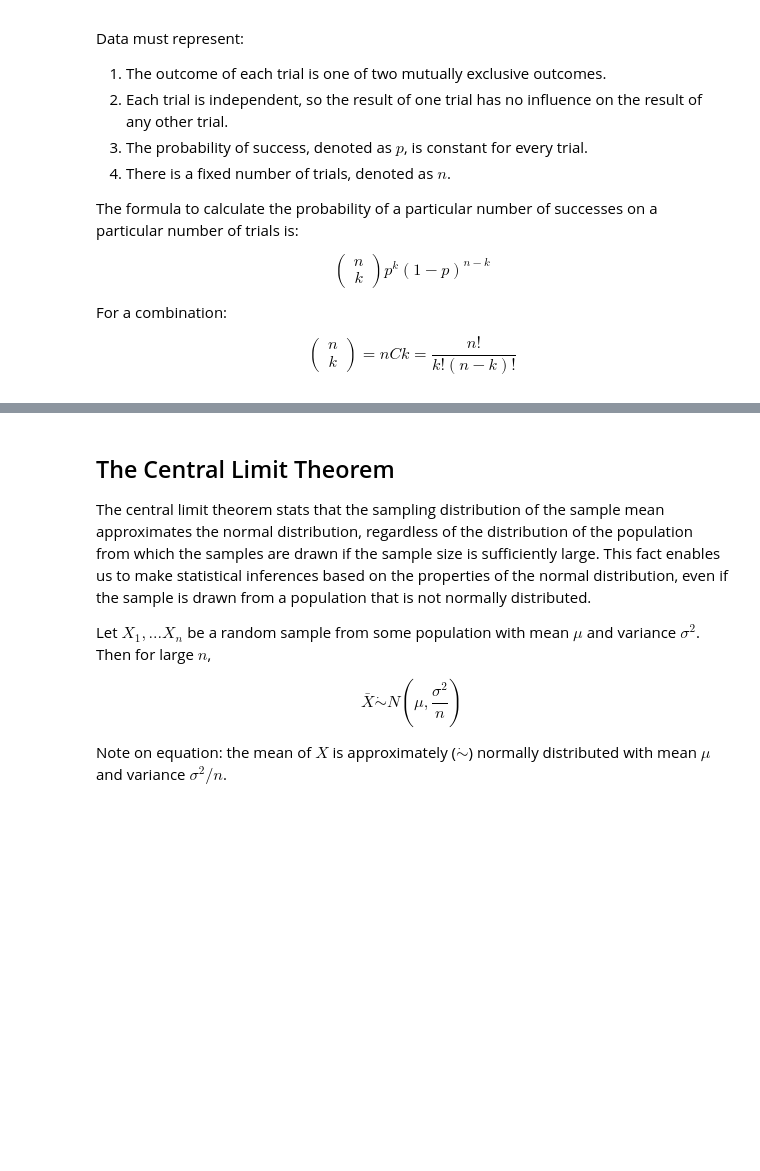
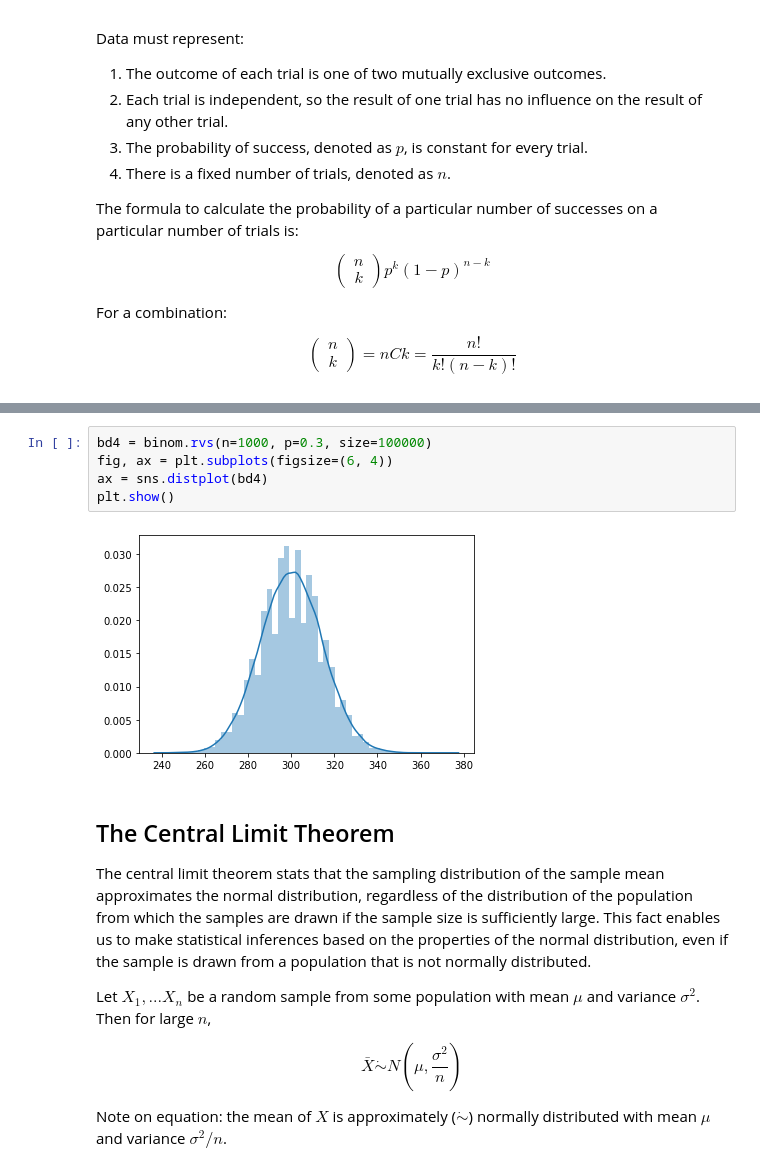
Before and after one commit to jonathanhild/notebooks, a Jupyter notebook: stats_distributions.ipynb, the cells around one changed output, grey strips where cells are left out. Saved outputs shown, nothing was run; the diff lists cells and outputs as text; blank space fills up the shorter version.

```diff
--- a/stats_distributions.ipynb
+++ b/stats_distributions.ipynb
@@ -104,3 +140,10 @@ plt.show()
+# %%
+bd4 = binom.rvs(n=1000, p=0.3, size=100000)
+fig, ax = plt.subplots(figsize=(6, 4))
+ax = sns.distplot(bd4)
+plt.show()
+# %% [output]
+[figure, added]
 # %% [markdown]
 ## The Central Limit Theorem
 The central limit theorem stats that the sampling distribution of the sample mean approximates the normal distribution, regardless of the distribution of the population from which the samples are drawn if the sample size is sufficiently large. This fact enables us to make statistical inferences based on the properties of the normal distribution, even if the sample is drawn from a population that is not normally distributed.
```
Also changed, not shown: parts of 17 cells of this notebook.
